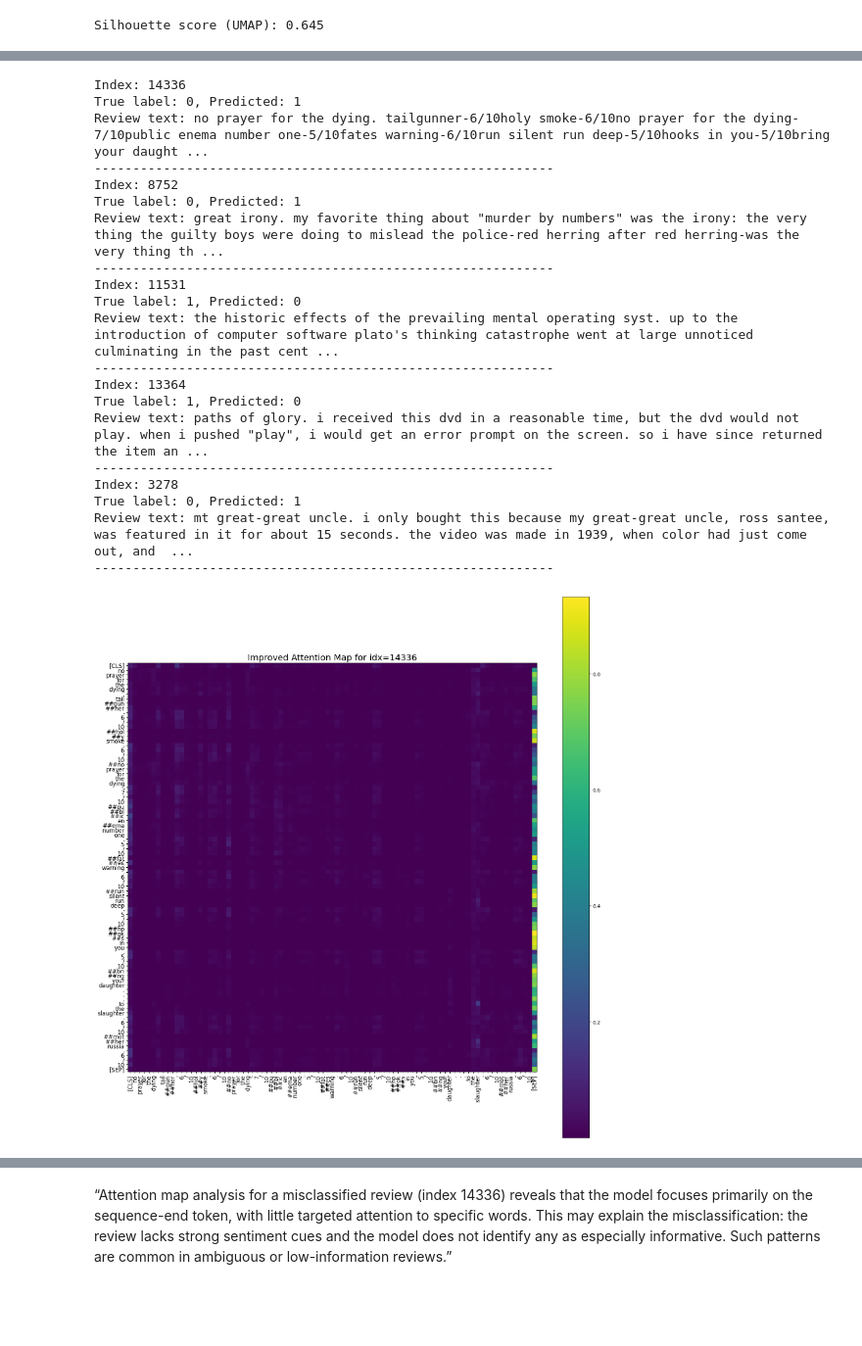
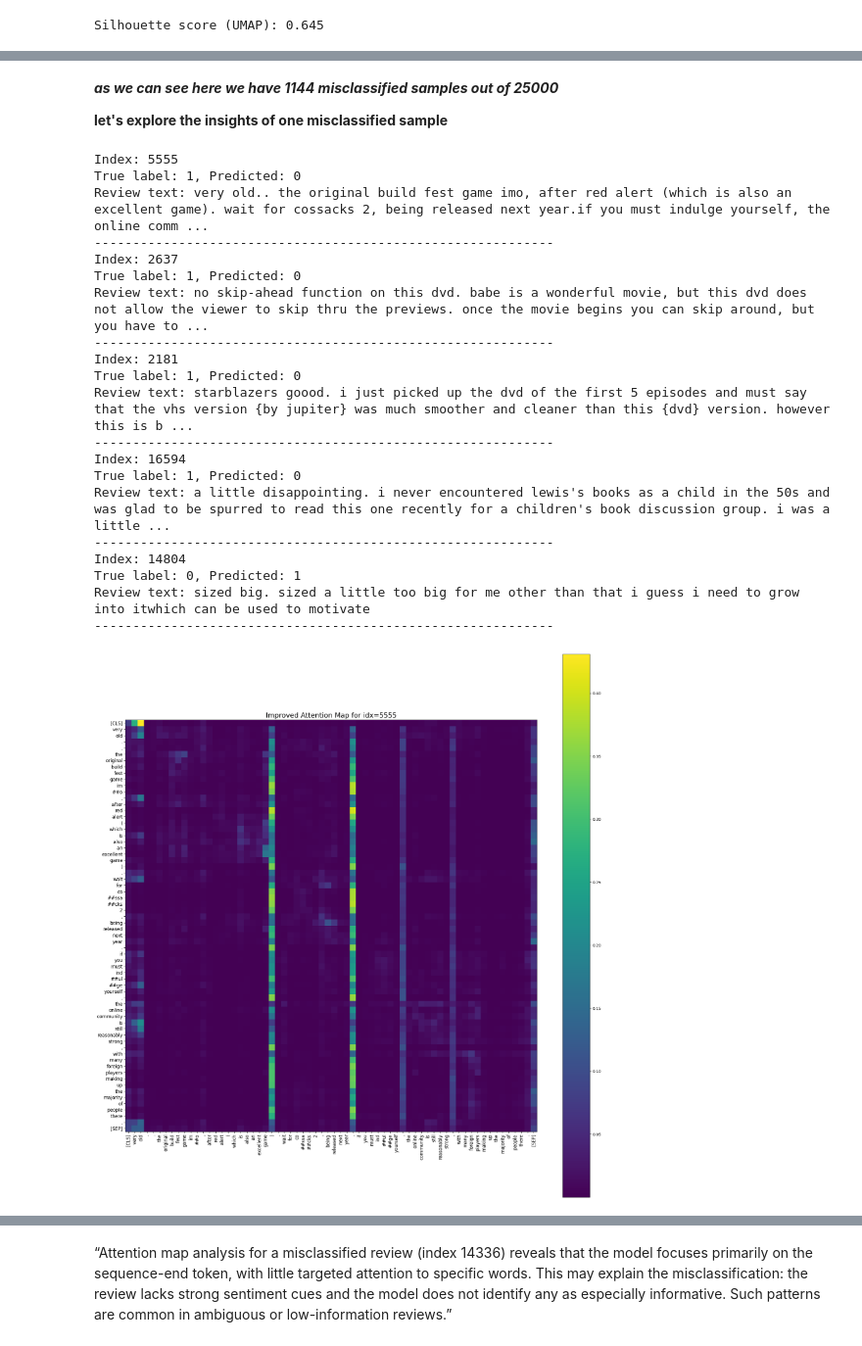
Before and after one commit to PM-0125/COmparative_Study_of_Multimodal_Represenations, a Jupyter notebook: notebooks/01_exploratory_amazon.ipynb, the cells around one changed output, grey strips where cells are left out. Shown at 98% size. Drawn from its saved outputs; the diff is of its cells as text; code cells hidden in the pictures; blank space fills up the shorter version.

Commit message:
updated analysis for early fusion on amazon dataset

```diff
--- a/notebooks/01_exploratory_amazon.ipynb
+++ b/notebooks/01_exploratory_amazon.ipynb
@@ -104,16 +33,19 @@ display(metrics_df.tail(10))  # View last 10 rows for final epochs
 # %%
+import sys
+sys.path.append("/mnt/data_vault/COmparative_Study_of_Multimodal_Represenations/src")
+
 from comparative.models.classical.early_fusion import EarlyFusionClassifier
 from comparative.datasets.amazon_datamodule import AmazonDataModule
 import torch
 
 # Load the model
-model = EarlyFusionClassifier.load_from_checkpoint("/data_vault/COmparative_Study_of_Multimodal_Represenations/src/comparative/checkpoints/default/amazon_classical_early/last.ckpt")
+model = EarlyFusionClassifier.load_from_checkpoint("/mnt/data_vault/COmparative_Study_of_Multimodal_Represenations/src/comparative/checkpoints/default/amazon_classical_early/last.ckpt")
 model.eval()
 model.cuda()  # If using a GPU
 
 # Load the DataModule
 dm = AmazonDataModule(
-    data_dir="/data_vault/COmparative_Study_of_Multimodal_Represenations/data/processed/amazon/",
+    data_dir="/mnt/data_vault/COmparative_Study_of_Multimodal_Represenations/data/processed/amazon",
     tokenizer_name="distilbert-base-uncased",
     batch_size=64,  # You can use a bigger batch for inference
     max_len=128,
@@ -170,7 +104,24 @@ print(metrics)
 from comparative.evaluation.latent_analysis import compute_umap, compute_silhouette
 from comparative.evaluation.visualization import plot_umap
 
-umap_emb = compute_umap(embeddings)
+import torch
+
+# Extract embeddings from the model for the test set
+features = []
+with torch.no_grad():
+	for batch in test_loader:
+		# Move tensors to GPU if available
+		for k in batch:
+			if isinstance(batch[k], torch.Tensor):
+				batch[k] = batch[k].cuda()
+		# Get encoder outputs (CLS token)
+		encoder_out = model.encoder(**{k: batch[k] for k in batch if k != "label"})
+		# Use the [CLS] token embedding (first token)
+		cls_emb = encoder_out.last_hidden_state[:, 0, :].cpu().numpy()
+		features.append(cls_emb)
+features = np.concatenate(features)[:num_samples]
+
+umap_emb = compute_umap(features)
 plot_umap(umap_emb, labels=y_true, title="Amazon Early Fusion - UMAP (Test Set)")
 sil_score = compute_silhouette(umap_emb, y_true)
 print(f"Silhouette score (UMAP): {sil_score:.3f}")
@@ -213,8 +166,13 @@ Sample misclassified indices: [14336, 8752, 11531, 13364, 3278]
+# %% [markdown]
+***as we can see here we have **1144** misclassified samples out of 25000***
+
+
+**let's explore the insights of one misclassified sample**
 # %%
 import pandas as pd
 
 # Load test set with the same order as your model saw it
-test_df = pd.read_csv("/data_vault/COmparative_Study_of_Multimodal_Represenations/data/processed/amazon/test.csv")
+test_df = pd.read_csv("/mnt/data_vault/COmparative_Study_of_Multimodal_Represenations/data/processed/amazon/test.csv")
 
 for idx in sampled:
     review = test_df.iloc[idx]
@@ -225,30 +183,30 @@ for idx in sampled:
     print("Review text:", review['full_text'])
     print("-"*60)
 # %% [output]
-Index: 14336
+Index: 5555
+True label: 1, Predicted: 0
+Review text: very old.. the original build fest game imo, after red alert (which is also an excellent game). wait for cossacks 2, being released next year.if you must indulge yourself, the online comm ...
+------------------------------------------------------------
+Index: 2637
+True label: 1, Predicted: 0
+Review text: no skip-ahead function on this dvd. babe is a wonderful movie, but this dvd does not allow the viewer to skip thru the previews. once the movie begins you can skip around, but you have to ...
+------------------------------------------------------------
+Index: 2181
+True label: 1, Predicted: 0
+Review text: starblazers goood. i just picked up the dvd of the first 5 episodes and must say that the vhs version {by jupiter} was much smoother and cleaner than this {dvd} version. however this is b ...
+------------------------------------------------------------
+Index: 16594
+True label: 1, Predicted: 0
+Review text: a little disappointing. i never encountered lewis's books as a child in the 50s and was glad to be spurred to read this one recently for a children's book discussion group. i was a little ...
+------------------------------------------------------------
+Index: 14804
 True label: 0, Predicted: 1
-Review text: no prayer for the dying. tailgunner-6/10holy smoke-6/10no prayer for the dying-7/10public enema number one-5/10fates warning-6/10run silent run deep-5/10hooks in you-5/10bring your daught ...
+Review text: sized big. sized a little too big for me other than that i guess i need to grow into itwhich can be used to motivate
 ------------------------------------------------------------
-Index: 8752
-True label: 0, Predicted: 1
-Review text: great irony. my favorite thing about "murder by numbers" was the irony: the very thing the guilty boys were doing to mislead the police-red herring after red herring-was the very thing th ...
-------------------------------------------------------------
-Index: 11531
-True label: 1, Predicted: 0
-Review text: the historic effects of the prevailing mental operating syst. up to the introduction of computer software plato's thinking catastrophe went at large unnoticed culminating in the past cent ...
-------------------------------------------------------------
-Index: 13364
-True label: 1, Predicted: 0
-Review text: paths of glory. i received this dvd in a reasonable time, but the dvd would not play. when i pushed "play", i would get an error prompt on the screen. so i have since returned the item an ...
-------------------------------------------------------------
-Index: 3278
-True label: 0, Predicted: 1
-Review text: mt great-great uncle. i only bought this because my great-great uncle, ross santee, was featured in it for about 15 seconds. the video was made in 1939, when color had just come out, and  ...
-------------------------------------------------------------
 # %%
 from transformers import AutoTokenizer
 
-target_idx = 14336  # Choose the index you want
+target_idx = 5555  # Choose the index you want
 text = test_df.iloc[target_idx]['full_text']
 
 tokenizer = AutoTokenizer.from_pretrained("distilbert-base-uncased")
@@ -269,25 +227,25 @@ with torch.no_grad():
 # %%
 from comparative.evaluation.visualization import plot_attention_map
 import matplotlib.pyplot as plt
 
-def plot_attention_map_better(att_map, tokens=None, title="Attention Map", figsize=(16, 16), save_path=None):
+def plot_attention_map_better(att_map, tokens=None, title="Attention Map", figsize=(20, 20), save_path=None):
     import matplotlib.pyplot as plt
     plt.figure(figsize=figsize)
     plt.imshow(att_map, cmap="viridis")
     plt.colorbar()
     if tokens is not None:
         n_tokens = min(len(tokens), att_map.shape[0])
         plt.xticks(range(n_tokens), tokens[:n_tokens], rotation=90, fontsize=12)
         plt.yticks(range(n_tokens), tokens[:n_tokens], fontsize=12)
     plt.title(title, fontsize=18)
     plt.tight_layout()
     if save_path:
         plt.savefig(save_path, dpi=300)
     plt.show()
 
 # Use only non-padding tokens for clarity
 valid_len = sum([t != '[PAD]' for t in tokens])
 plot_attention_map_better(att_map[:valid_len, :valid_len], tokens[:valid_len], title=f"Improved Attention Map for idx={target_idx}")
 # %% [output]
-[figure, old version]
+[figure, new version]
 # %% [markdown]
```
Also changed, not shown: parts of 24 cells of this notebook.
